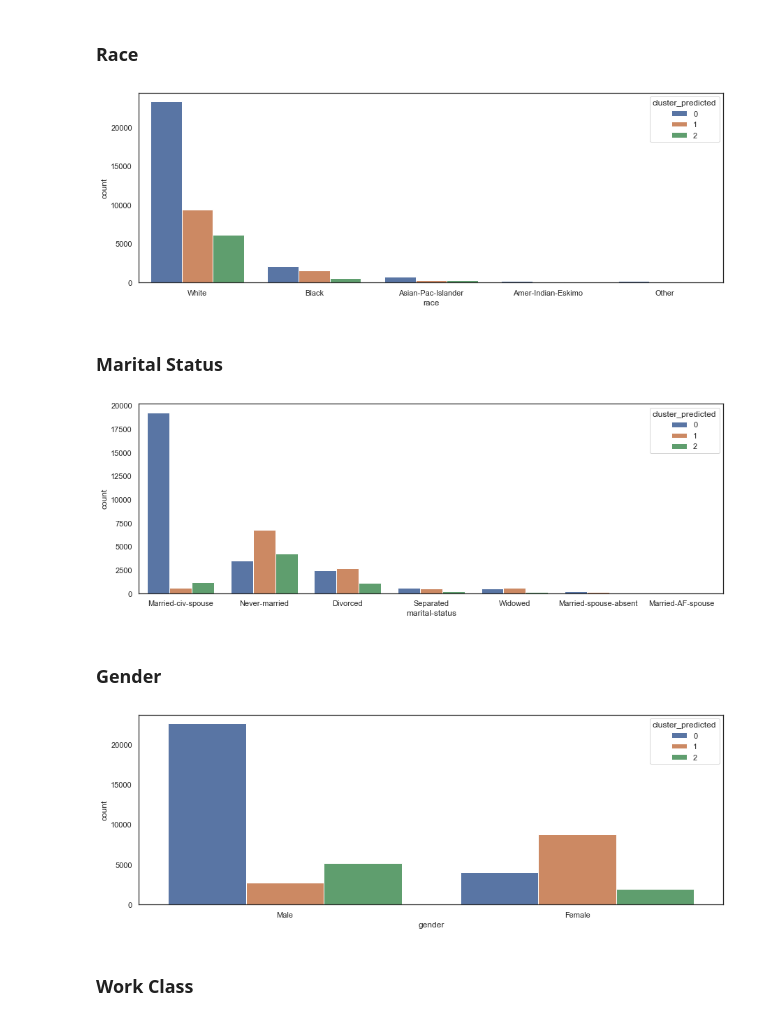
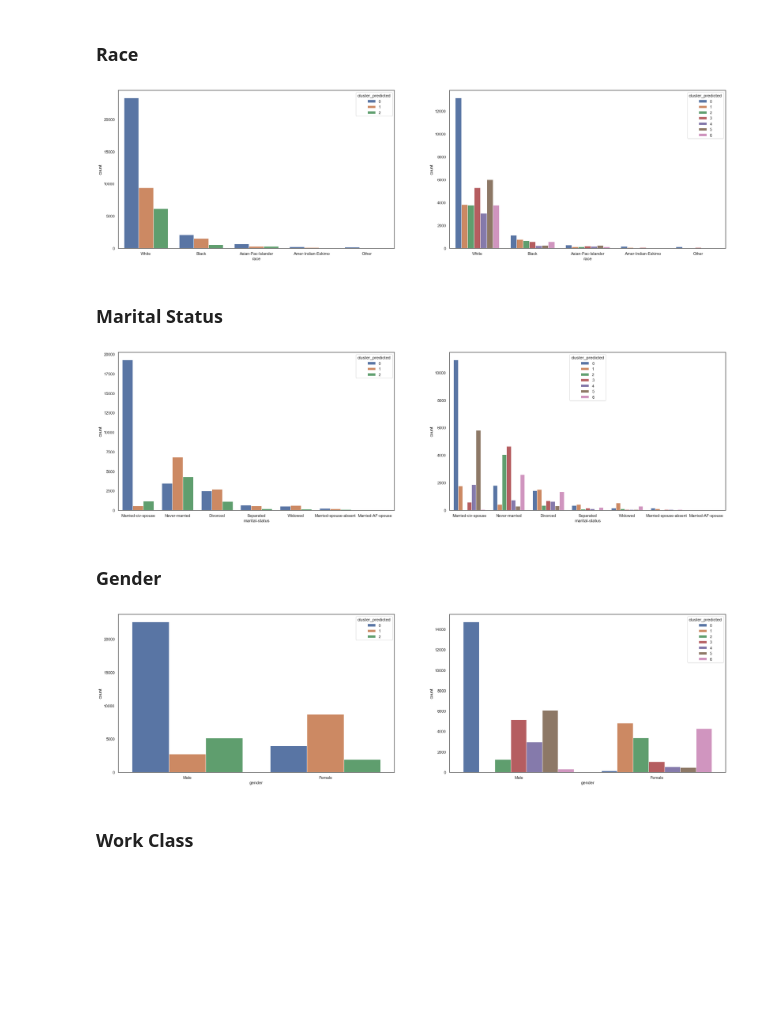
Before and after one commit to j-dominguez9/ML1_Proj1, a Jupyter notebook: Lab3/lab3 initial.ipynb, the cells around one changed output. Cells and saved outputs as stored; diff of their text form; code cells hidden in the pictures; blank space fills up the shorter version.

```diff
--- a/Lab3/lab3 initial.ipynb
+++ b/Lab3/lab3 initial.ipynb
@@ -651,0 +653,9 @@ plt.show()
+# %%
+from matplotlib import rcParams
+#plt.subplots(figsize = (15,5))
+fig, ax = plt.subplots(1, 2)
+rcParams['figure.figsize'] = 20,8
+sns.boxplot(data = combinedDf, x='cluster_predicted',y = 'age', ax=ax[0]).set(title="Age (Cao)")
+sns.boxplot(data = combinedDfhuang, x='cluster_predicted',y = 'age', ax=ax[1]).set(title="Age (Huang)")
+#sns.histplot(data = df_viz, x = 'income', discrete = True, stat = 'probability', hue = 'income', legend = False).set(title="Distribution of Income")
+fig.show()
@@ -652,7 +664,10 @@ plt.show()
 # %% [markdown]
 ### Income
 # %%
-plt.subplots(figsize = (15,5))
-sns.countplot(x=combinedDf['income'],order=combinedDf['income'].value_counts().index,hue=combinedDf['cluster_predicted'])
-plt.show()
+#plt.subplots(figsize = (15,5))
+fig, ax = plt.subplots(1,2)
+rcParams['figure.figsize'] = 30,8
+sns.countplot(x=combinedDf['income'],order=combinedDf['income'].value_counts().index,hue=combinedDf['cluster_predicted'], ax = ax[0])
+sns.countplot(x=combinedDfhuang['income'],order=combinedDfhuang['income'].value_counts().index,hue=combinedDfhuang['cluster_predicted'], ax = ax[1])
+fig.show()
 # %% [output]
@@ -660,7 +675,9 @@ plt.show()
 # %% [markdown]
 ### Hours Worked
 # %%
-plt.subplots(figsize = (15,5))
-sns.boxplot(x=combinedDf['cluster_predicted'],y = combinedDf['hours-per-week'])
-plt.show()
+fig, ax = plt.subplots(1,2)
+rcParams['figure.figsize'] = 20,7
+sns.boxplot(x=combinedDf['cluster_predicted'],y = combinedDf['hours-per-week'], ax = ax[0])
+sns.boxplot(data = combinedDfhuang, x='cluster_predicted', y = 'hours-per-week', ax = ax[1])
+fig.show()
 # %% [output]
@@ -675,0 +687,6 @@ plt.show()
+# %%
+fig, ax = plt.subplots(1,2)
+rcParams['figure.figsize'] = 30,8
+sns.countplot(x=combinedDf['educational-num'],order=combinedDf['educational-num'].value_counts().index,hue=combinedDf['cluster_predicted'], ax = ax[0])
+sns.countplot(x=combinedDfhuang['educational-num'],order=combinedDfhuang['educational-num'].value_counts().index,hue=combinedDfhuang['cluster_predicted'], ax = ax[1])
+fig.show()
@@ -676,27 +695,33 @@ plt.show()
 # %% [markdown]
 ### Race
 # %%
-plt.subplots(figsize = (15,5))
-sns.countplot(x=combinedDf['race'],order=combinedDf['race'].value_counts().index,hue=combinedDf['cluster_predicted'])
-plt.show()
+fig, ax = plt.subplots(1,2)
+rcParams['figure.figsize'] = 30,8
+sns.countplot(x=combinedDf['race'],order=combinedDf['race'].value_counts().index,hue=combinedDf['cluster_predicted'], ax = ax[0])
+sns.countplot(x=combinedDfhuang['race'],order=combinedDfhuang['race'].value_counts().index,hue=combinedDfhuang['cluster_predicted'], ax = ax[1])
+fig.show()
 # %% [output]
-[figure, old version]
+[figure, new version]
 # %% [markdown]
 ### Marital Status
 # %%
-plt.subplots(figsize = (15,5))
-sns.countplot(x=combinedDf['marital-status'],order=combinedDf['marital-status'].value_counts().index,hue=combinedDf['cluster_predicted'])
-plt.show()
+fig, ax = plt.subplots(1,2)
+rcParams['figure.figsize'] = 30,8
+sns.countplot(x=combinedDf['marital-status'],order=combinedDf['marital-status'].value_counts().index,hue=combinedDf['cluster_predicted'], ax = ax[0])
+sns.countplot(x=combinedDfhuang['marital-status'],order=combinedDfhuang['marital-status'].value_counts().index,hue=combinedDfhuang['cluster_predicted'], ax = ax[1])
+fig.show()
 # %% [output]
-[figure, old version]
+[figure, new version]
 # %% [markdown]
 ### Gender
 # %%
-plt.subplots(figsize = (15,5))
-sns.countplot(x=combinedDf['gender'],order=combinedDf['gender'].value_counts().index,hue=combinedDf['cluster_predicted'])
-plt.show()
+fig, ax = plt.subplots(1,2)
+rcParams['figure.figsize'] = 30,8
+sns.countplot(x=combinedDf['gender'],order=combinedDf['gender'].value_counts().index,hue=combinedDf['cluster_predicted'], ax = ax[0])
+sns.countplot(x=combinedDfhuang['gender'],order=combinedDfhuang['gender'].value_counts().index,hue=combinedDfhuang['cluster_predicted'], ax = ax[1])
+fig.show()
 # %% [output]
-[figure, old version]
+[figure, new version]
 # %% [markdown]
 ### Work Class
 # %%
```
Also changed, not shown: parts of 18 cells of this notebook.
